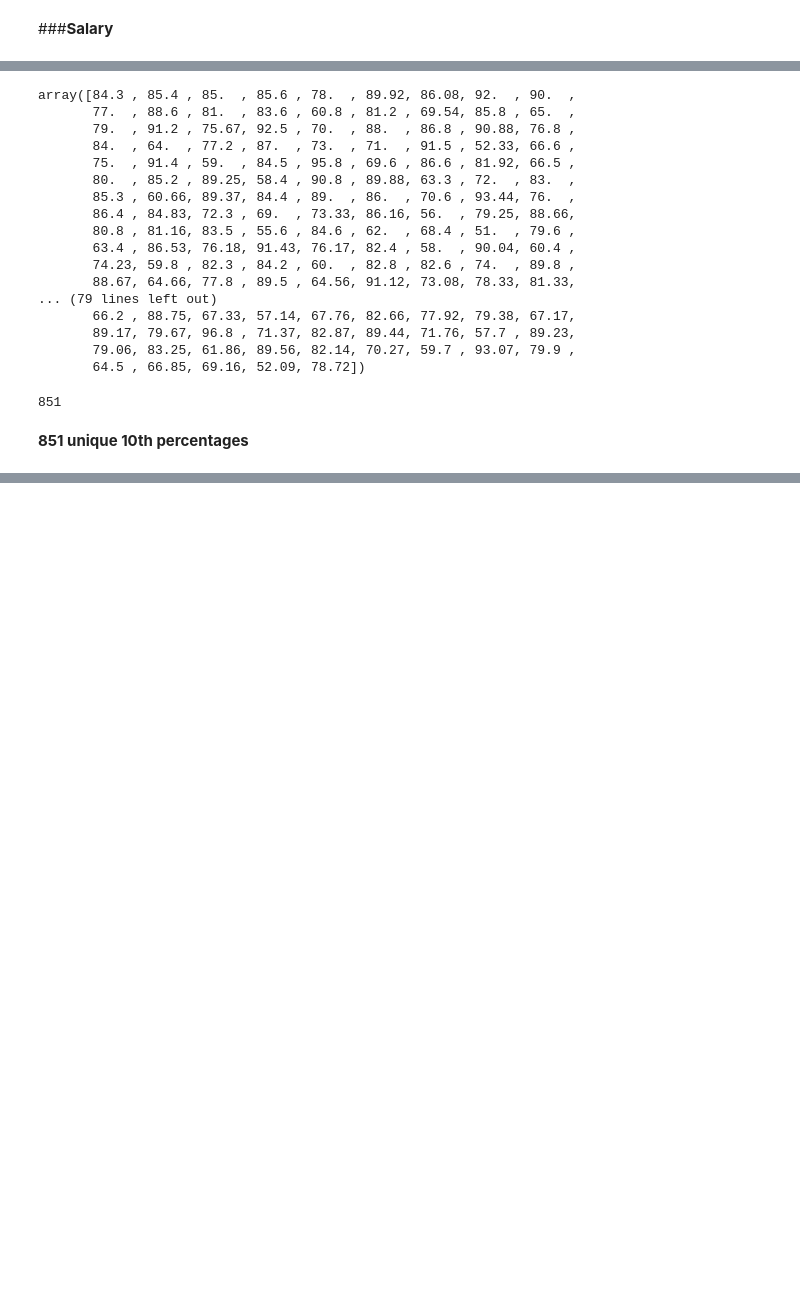
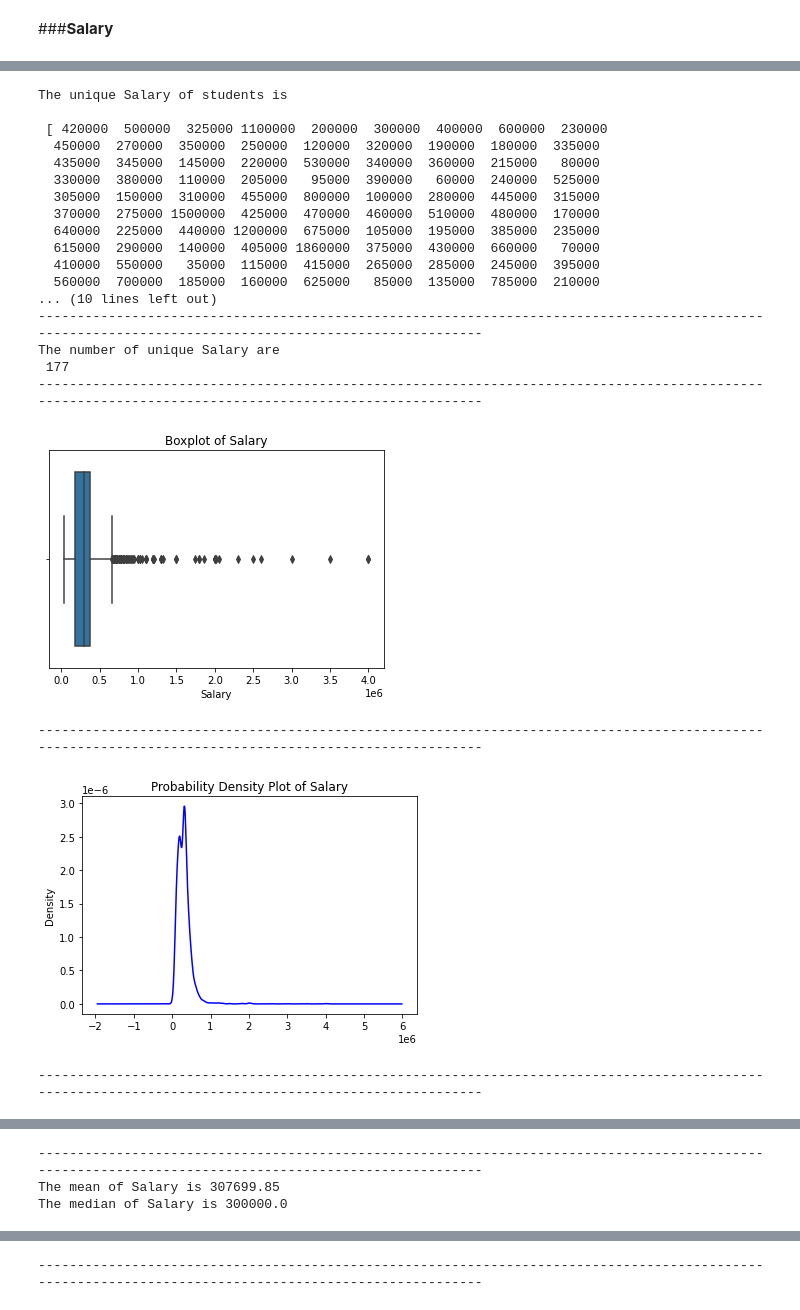
Before and after one commit to rsonar821/Aspiring-Minds-Employment-Outcome, a Jupyter notebook: Aspiring_Minds_Employment_Outcome_2015.ipynb, the cells around one changed output, grey strips where cells are left out. Cells and saved outputs as stored; diff of their text form; code cells hidden in the pictures; blank space fills up the shorter version.

```diff
--- a/Aspiring_Minds_Employment_Outcome_2015.ipynb
+++ b/Aspiring_Minds_Employment_Outcome_2015.ipynb
@@ -120,3 +164,11 @@ df.describe()
 | 50% | 6.396000e+05 | 3.000000e+05 | 79.150000 | 2008.000000 | 74.400000 | 3879.000000 | 2.000000 | 71.720000 | ... |
 | 75% | 9.904800e+05 | 3.700000e+05 | 85.670000 | 2009.000000 | 82.600000 | 8818.000000 | 2.000000 | 76.327500 | ... |
 | max | 1.298275e+06 | 4.000000e+06 | 97.760000 | 2013.000000 | 98.700000 | 18409.000000 | 2.000000 | 99.930000 | ... |
+# %%
+df['DOB']=pd.to_datetime(df['DOB'])
+df['DOB']=df['DOB'].dt.year
+
+df['DOJ']=pd.to_datetime(df['DOJ'])
+df['DOJ']=df['DOJ'].dt.year
+# %%
+df['DOL'] = np.where(df['DOL']=='present', 2015, df['DOL'])
@@ -129,14 +189,0 @@ def stat(col_name):
-# %%
-print(f"The unique salary of students is \n \n {df['Salary'].unique()}")
-print('-'*150)
-print(f"The number of unique salary are \n {df['Salary'].nunique()}")
-print('-'*150)
-fig = sns.boxplot(df['Salary'])
-plt.show(fig)
-print('-'*150)
-df['Salary'].plot.density(color='blue')
-plt.title('Density Plot for Salary')
-plt.show()
-print('-'*150)
-sns.distplot(df['Salary'])
-stat('Salary')
@@ -221,26 +240,24 @@ The median of Salary is 300000.0
-# %%
-df['10percentage'].unique()
-# %% [output]
-array([84.3 , 85.4 , 85.  , 85.6 , 78.  , 89.92, 86.08, 92.  , 90.  ,
-       77.  , 88.6 , 81.  , 83.6 , 60.8 , 81.2 , 69.54, 85.8 , 65.  ,
-       79.  , 91.2 , 75.67, 92.5 , 70.  , 88.  , 86.8 , 90.88, 76.8 ,
-       84.  , 64.  , 77.2 , 87.  , 73.  , 71.  , 91.5 , 52.33, 66.6 ,
-       75.  , 91.4 , 59.  , 84.5 , 95.8 , 69.6 , 86.6 , 81.92, 66.5 ,
-       80.  , 85.2 , 89.25, 58.4 , 90.8 , 89.88, 63.3 , 72.  , 83.  ,
-       85.3 , 60.66, 89.37, 84.4 , 89.  , 86.  , 70.6 , 93.44, 76.  ,
-       86.4 , 84.83, 72.3 , 69.  , 73.33, 86.16, 56.  , 79.25, 88.66,
-       80.8 , 81.16, 83.5 , 55.6 , 84.6 , 62.  , 68.4 , 51.  , 79.6 ,
-       63.4 , 86.53, 76.18, 91.43, 76.17, 82.4 , 58.  , 90.04, 60.4 ,
-       74.23, 59.8 , 82.3 , 84.2 , 60.  , 82.8 , 82.6 , 74.  , 89.8 ,
-       88.67, 64.66, 77.8 , 89.5 , 64.56, 91.12, 73.08, 78.33, 81.33,
-... (79 lines left out)
-       66.2 , 88.75, 67.33, 57.14, 67.76, 82.66, 77.92, 79.38, 67.17,
-       89.17, 79.67, 96.8 , 71.37, 82.87, 89.44, 71.76, 57.7 , 89.23,
-       79.06, 83.25, 61.86, 89.56, 82.14, 70.27, 59.7 , 93.07, 79.9 ,
-       64.5 , 66.85, 69.16, 52.09, 78.72])
-# %%
-df['10percentage'].nunique()
-# %% [output]
-851
-# %% [markdown]
-**851 unique 10th percentages**
+# %%
+continuous_analysis('Salary')
+# %% [output]
+The unique Salary of students is
+
+ [ 420000  500000  325000 1100000  200000  300000  400000  600000  230000
+  450000  270000  350000  250000  120000  320000  190000  180000  335000
+  435000  345000  145000  220000  530000  340000  360000  215000   80000
+  330000  380000  110000  205000   95000  390000   60000  240000  525000
+  305000  150000  310000  455000  800000  100000  280000  445000  315000
+  370000  275000 1500000  425000  470000  460000  510000  480000  170000
+  640000  225000  440000 1200000  675000  105000  195000  385000  235000
+  615000  290000  140000  405000 1860000  375000  430000  660000   70000
+  410000  550000   35000  115000  415000  265000  285000  245000  395000
+  560000  700000  185000  160000  625000   85000  135000  785000  210000
+... (10 lines left out)
+------------------------------------------------------------------------------------------------------------------------------------------------------
+The number of unique Salary are
+ 177
+------------------------------------------------------------------------------------------------------------------------------------------------------
+[figure, added]
+------------------------------------------------------------------------------------------------------------------------------------------------------
+[figure, added]
+------------------------------------------------------------------------------------------------------------------------------------------------------
@@ -246,0 +265,3 @@ df['10percentage'].nunique()
+------------------------------------------------------------------------------------------------------------------------------------------------------
+The mean of Salary is 307699.85
+The median of Salary is 300000.0
@@ -246,0 +269 @@ df['10percentage'].nunique()
+------------------------------------------------------------------------------------------------------------------------------------------------------
```
Also changed, not shown: parts of 47 cells of this notebook.
